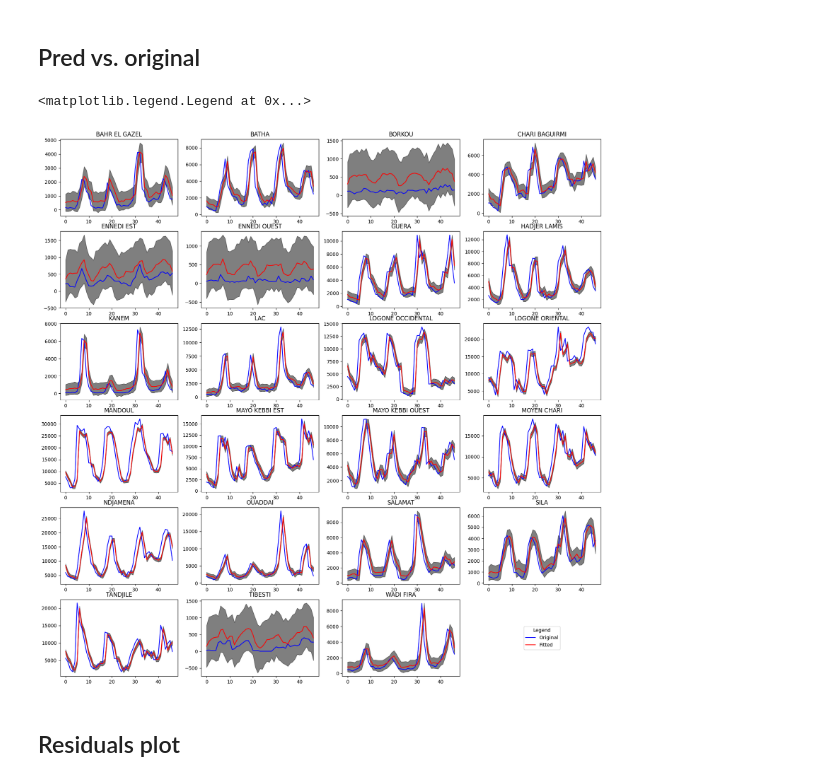
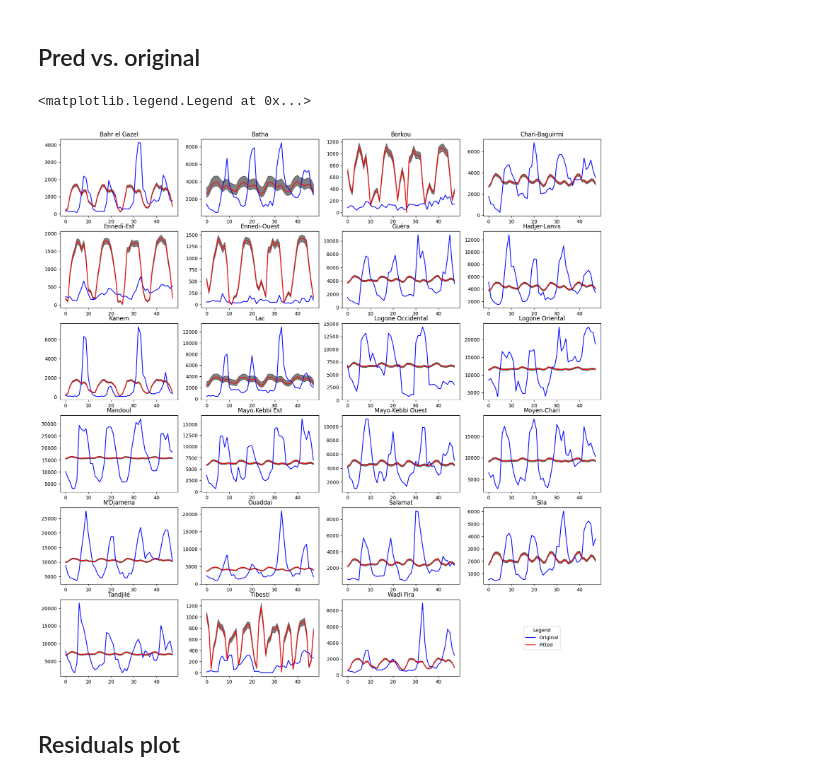
Before and after one commit to beria-kalpelbe/malaria-risk-prediction, a Jupyter notebook: src/statistical-modeling/bayesian_model_with_cosines.ipynb, the cells around one changed output. Cells and saved outputs as stored; diff of their text form; code cells hidden in the pictures.

Commit message:
Bayesian model

```diff
--- a/src/statistical-modeling/bayesian_model_with_cosines.ipynb
+++ b/src/statistical-modeling/bayesian_model_with_cosines.ipynb
@@ -104,5 +172,5 @@ X_test = jnp.array(data_test[['lag_cases','t2m', 'tp','longitude','latitude','mo
 y_test = jnp.array(data_test['cases'].values.astype(int).tolist())
 # %%
 data_train = data[data['time']<='2023-06-01']
-X_train = jnp.array(data_train[['lag_cases','t2m', 'tp','longitude','latitude','month'] + [col for col in data_test.columns if col.startswith('state_') ]].values.tolist())
+X_train = jnp.array(data_train[['t2m', 'tp','region','month','longitude','latitude']].values.tolist())
 y_train = jnp.array(data_train['cases'].values.astype(int).tolist())
@@ -114,15 +273,15 @@ from numpyro.infer import MCMC, NUTS
 from jax import random
 
 def panel_model(X, y=None):
-    # Priors for coefficients
+     # Priors for coefficients
     beta_t2m = numpyro.sample('beta_t2m', dist.Normal(25, 5.0))
     beta_tp = numpyro.sample('beta_tp', dist.Normal(0, 1.0))
     beta_state = numpyro.sample('beta_state', dist.Normal(100, 10.0).expand([23]))
     beta_lag = numpyro.sample('beta_lag', dist.Normal(0, 1.0))
 
     # Priors for seasonal (sine/cosine) terms
-    beta_sin = numpyro.sample('beta_sin', dist.Normal(0, 1.0))
-    beta_cos = numpyro.sample('beta_cos', dist.Normal(0, 1.0))
+    beta_sin = numpyro.sample('beta_sin', dist.Normal(0, 5.0))
+    beta_cos = numpyro.sample('beta_cos', dist.Normal(0, 5.0))
 
     # Priors for spatial terms (latitude/longitude)
     beta_lat = numpyro.sample('beta_lat', dist.Normal(0, 1.0))
@@ -132,7 +291,7 @@ def panel_model(X, y=None):
     mu_lag = jnp.dot(X[:, 0], beta_lag)
     mu_t2m = jnp.dot(X[:, 1], beta_t2m)
     mu_tp = jnp.dot(X[:, 2], beta_tp)
-    mu_state = jnp.dot(X[:, 6:29], beta_state)
+    mu_state = jnp.dot(X[:, 6:], beta_state)
 
     # Seasonality (sine/cosine of the month)
     month = X[:, 5]
@@ -144,18 +303,18 @@ def panel_model(X, y=None):
     mu_spatial = beta_lat * lat + beta_lon * lon
 
     # Total effect
-    mu = numpyro.deterministic('mu', jnp.abs(mu_t2m + mu_tp + mu_lag + mu_state + mu_seasonal + mu_spatial))
+    mu = numpyro.deterministic('mu', jnp.abs(mu_t2m + mu_tp  + mu_state + mu_lag + mu_seasonal + mu_spatial))
 
     # sigma
-    sigma = numpyro.sample('sigma', dist.HalfNormal(1.0))
+    # sigma = numpyro.sample('sigma', dist.HalfNormal(1.0))
 
     # Likelihood
-    # numpyro.sample('obs', dist.Poisson(mu), obs=y)
-    numpyro.sample('obs', dist.Normal(mu, sigma), obs=y)
+    numpyro.sample('obs', dist.Poisson(mu), obs=y)
+    # numpyro.sample('obs', dist.Normal(mu, sigma), obs=y)
 
 # Run MCMC to sample from the posterior
 nuts_kernel = NUTS(panel_model)
-mcmc = MCMC(nuts_kernel, num_samples=1000, num_warmup=500)
+mcmc = MCMC(nuts_kernel, num_samples=5_000, num_warmup=5_000)
 rng_key = random.PRNGKey(0)
 
 # Assuming you have the following data arrays:
@@ -264,38 +427,41 @@ p_loo     5094.03        -
 # %%
 def predict(X, model, key):
     _, rng_key_ = random.split(key)
-    samples_1 = model.get_samples()
-    predictive = Predictive(panel_model, samples_1)
+    samples = model.get_samples()
+    predictive = Predictive(malaria_model, samples)
     posterior_predictions = predictive(rng_key_, X=X)
     post_obs = posterior_predictions['obs']
     mean_post_pred = jnp.mean(post_obs, axis=0)
-    hpdi_post_pred = hpdi(post_obs, 0.99)
+    hpdi_post_pred = hpdi(post_obs, 0.95)
 
     return mean_post_pred, hpdi_post_pred
+# %%
+mean_post_pred, hpdi_post_pred = predict(X_train, mcmc, rng_key)
 # %%
-X = jnp.array(data[['lag_cases','t2m', 'tp','longitude','latitude','month'] + [col for col in data_test.columns if col.startswith('state_') ]].values.tolist())
+X = jnp.array(data[['t2m', 'tp','region','month','longitude','latitude']].values.tolist())
 y = jnp.array(data['cases'].values.astype(int).tolist())
+states = map_data['shapeName'].unique().tolist()
 
 fig, axes = plt.subplots(6,4, figsize=(20,20))
-xticks = range(47)
+xticks = range(48)
 for i in range(23):
     idx = i // 4
     idy = i % 4
-    mean_post_pred, hpdi_post_pred = predict(X[X[:,6+i]==1], mcmc, rng_key)
-    axes[idx,idy].plot(y[X[:,6+i]==1], label='Original', color='blue')
+    mean_post_pred, hpdi_post_pred = predict(X[X[:,2]==i], mcmc, rng_key)
+    axes[idx,idy].plot(y[X[:,2]==i], label='Original', color='blue')
     axes[idx,idy].plot(mean_post_pred, label='Fitted', color='red')
     axes[idx,idy].fill_between(xticks, hpdi_post_pred[0], hpdi_post_pred[1], color='black', alpha=0.5)
     axes[idx,idy].set_title(states[i])
 
 axes[5, 3].clear()
 axes[5, 3].axis('off')
 handles, labels = axes[0, 0].get_legend_handles_labels()  # Get handles and labels from the first subplot
 fig.legend(handles, labels, loc='center', bbox_to_anchor=(0.5, 0.5), bbox_transform=axes[5, 3].transAxes, title='Legend')
 
 # plt.savefig('../../docs/predictions.png', bbox_inches='tight', pad_inches=0.0)
 # %% [output]
 <matplotlib.legend.Legend at 0x...>
-[figure, old version]
+[figure, new version]
 # %% [markdown]
 ## Residuals plot
 # %%
```
Also changed, not shown: parts of 24 cells of this notebook, 2 other files.
